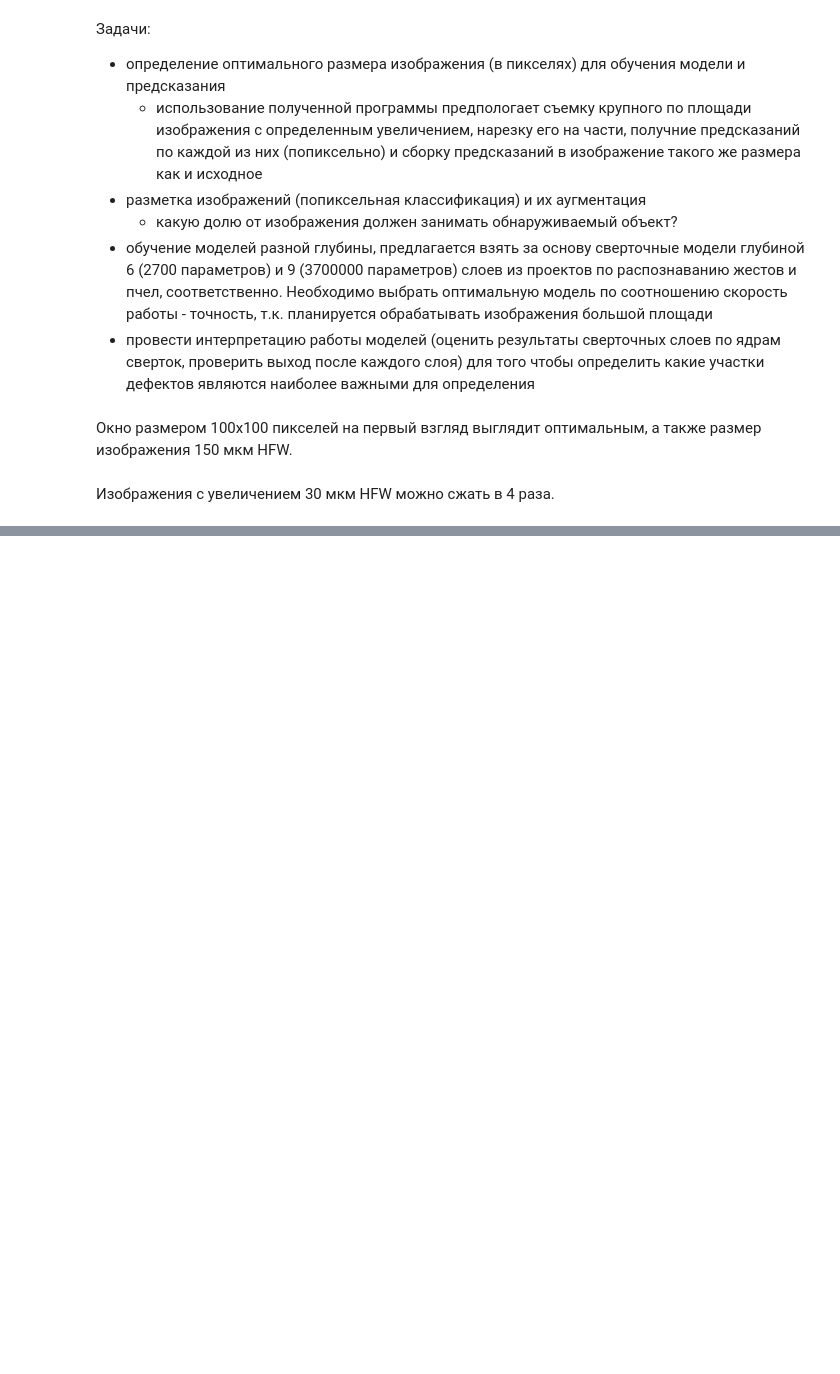
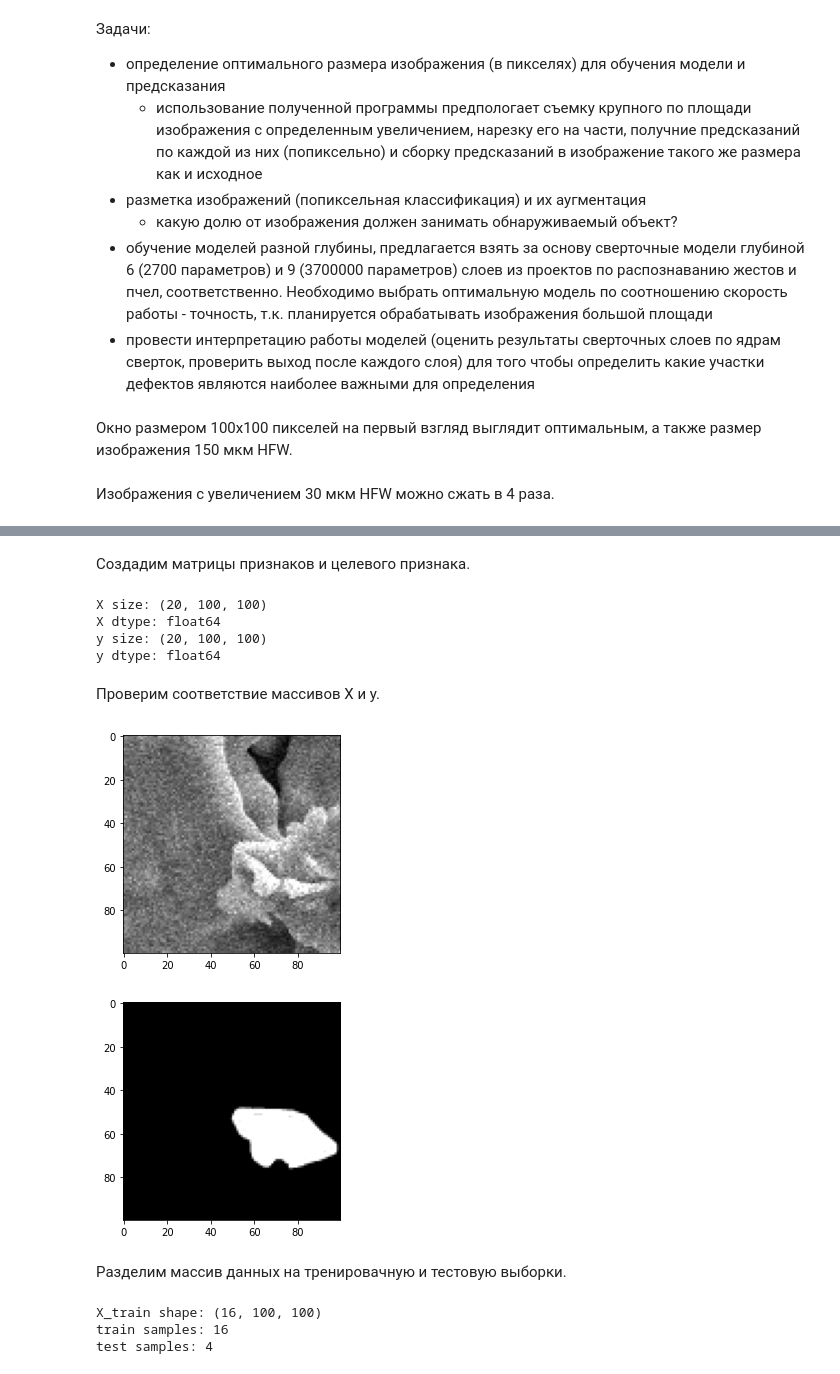
Before and after one commit to i-a-elkin/anode_defects_detection_CV, a Jupyter notebook: notebook.ipynb, the cells around one changed output, grey strips where cells are left out. Saved outputs shown, nothing was run; the diff lists cells and outputs as text; code cells hidden in the pictures; blank space fills up the shorter version.

```diff
--- a/notebook.ipynb
+++ b/notebook.ipynb
@@ -78,0 +67,67 @@ array([[106, 126, 128, ...,  92, 133, 111],
+# %%
+def images_to_arrays(labels_df, images_path):
+    '''Функция принимает на вход датафрейм с названиями признаков и целевого признака,
+       путь до файлов изображений.
+       Открывает изображения и конвертирует их в два массива: признаков и меток.
+       Выдает картеж из массива признаков и массива целевого признака.
+       Разрешение файлов features - .jpg, а файлов target - .png.
+       Если целевой признак равен t0,
+       то ему присваивается нулевой массив размеров с изображение признаков'''
+
+    features_list = []
+    target_list = []
+
+    for index, col in labels_df.iterrows():
+
+        features = plt.imread(images_path + '{}.jpg'.format(col['features']))
+        features = sk.color.rgb2gray(features).astype(np.float64)
+        features_list.append(features)
+
+        if col['target'] == 't0':
+            target_list.append(np.zeros((example_features.shape[0], example_features.shape[1])))
+
+        elif col['target'] != 't0':
+            target = plt.imread(images_path + '{}.png'.format(col['target'])).astype(np.float64)
+            target_list.append(target)
+
+    X = np.array(features_list)
+    y = np.array(target_list)
+
+    return X, y
+# %% [markdown]
+Создадим матрицы признаков и целевого признака.
+# %%
+X = images_to_arrays(labels, 'images/')[0]
+y = images_to_arrays(labels, 'images/')[1]
+
+print('X size:', X.shape)
+print('X dtype:', X.dtype)
+print('y size:', y.shape)
+print('y dtype:', y.dtype)
+# %% [output]
+X size: (20, 100, 100)
+X dtype: float64
+y size: (20, 100, 100)
+y dtype: float64
+# %% [markdown]
+Проверим соответствие массивов X и y.
+# %%
+plt.imshow(X[5, :, :], cmap='gray')
+plt.show()
+plt.imshow(y[5, :, :], cmap='gray')
+plt.show()
+# %% [output]
+[figure, added]
+[figure, added]
+# %% [markdown]
+Разделим массив данных на тренировачную и тестовую выборки.
+# %%
+X_train, X_test, y_train, y_test = train_test_split(X, y, test_size=0.2, random_state=515)
+
+print('X_train shape:', X_train.shape)
+print('train samples:', X_train.shape[0])
+print('test samples:', X_test.shape[0])
+# %% [output]
+X_train shape: (16, 100, 100)
+train samples: 16
+test samples: 4
```
Also changed, not shown: parts of 13 cells of this notebook, 42 other files.
